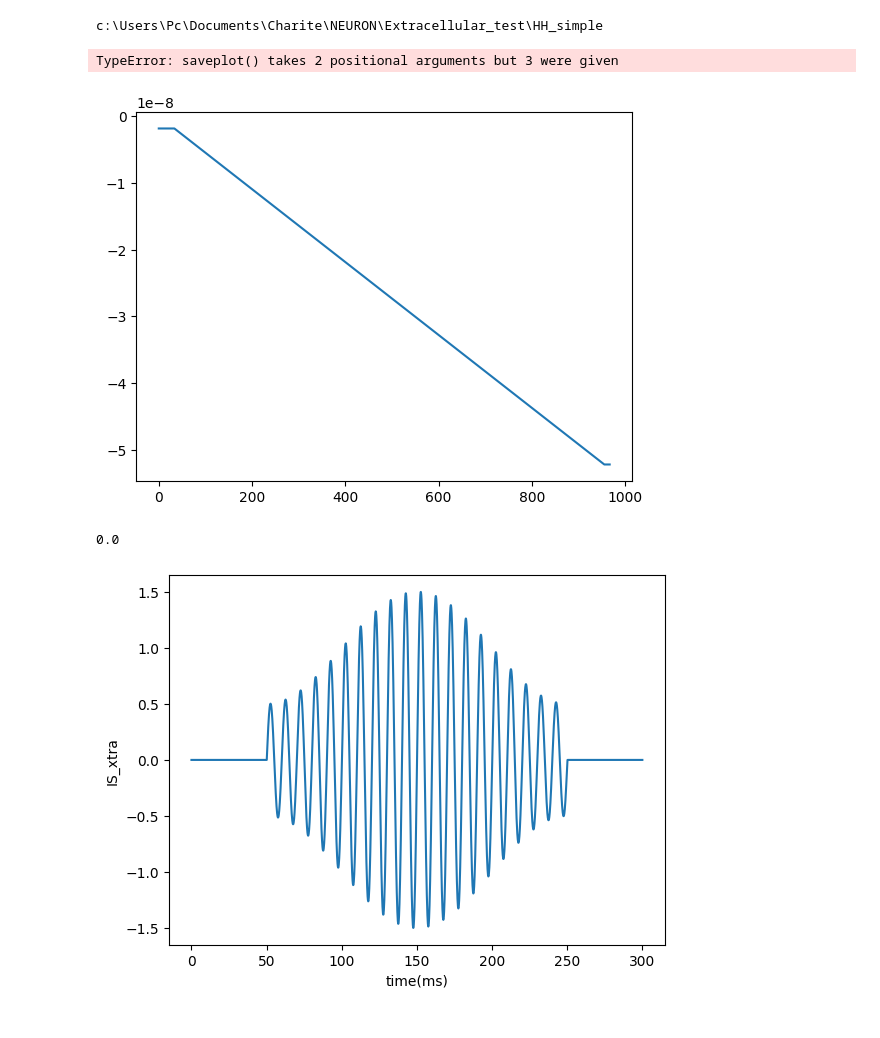
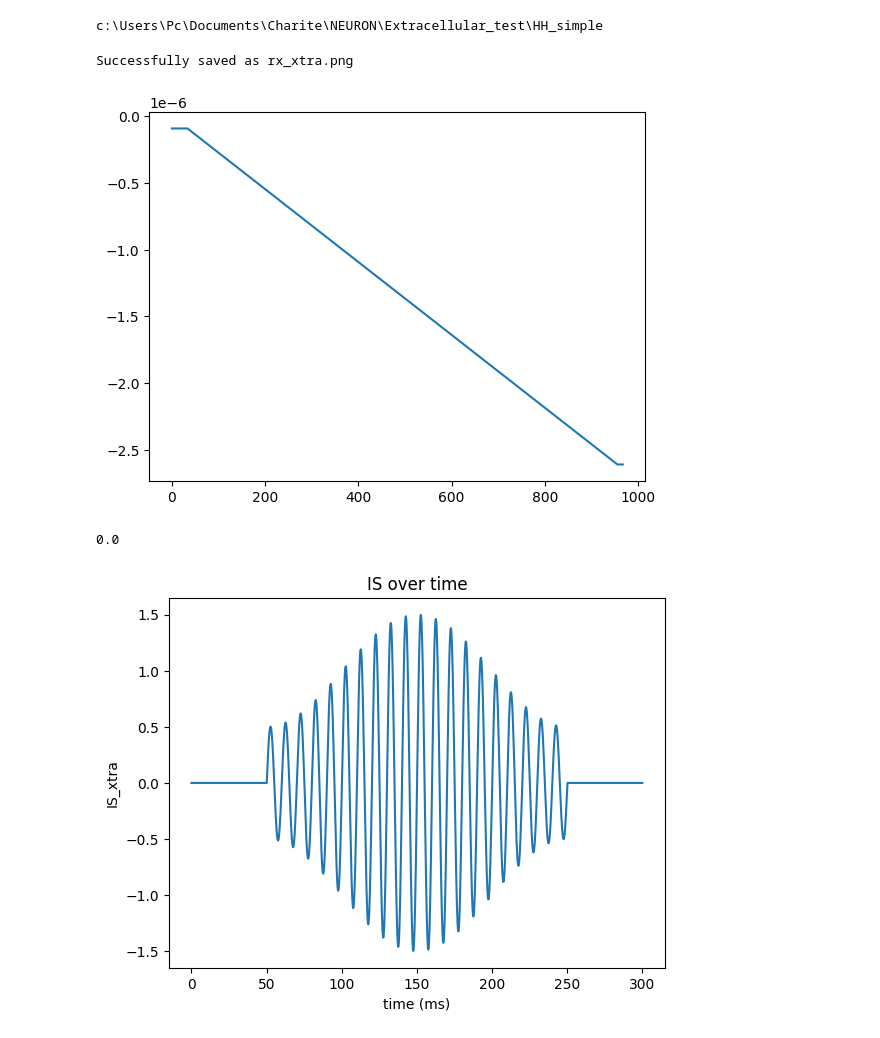
Before and after one commit to pedrofurrix/HH_simple, a Jupyter notebook: Test_ec.ipynb, the cells around one changed output. Cells and saved outputs as stored; diff of their text form; code cells hidden in the pictures.

Commit message:
Update savedata and test_ec

```diff
--- a/Test_ec.ipynb
+++ b/Test_ec.ipynb
@@ -27,6 +27,7 @@ cell=HH_minimal_cells.Fast_Spiking(0,0,0,0,np.pi/3,0)
 h.topology()
 for sec in cell.all:
     print(sec.nseg)
+run_id=1
 # %% [output]
 |-|       Fast Spiking[0].soma(0-1)
    `--------------------------------------|       Fast Spiking[0].dend(0-1)
@@ -69,7 +70,7 @@ from functions.calcrx import setelec,homogenous,set_uniform_field_between_plates
 #factor=10
 #homogenous(rho,factor)
 
-v_plate=40*V #- potential difference between the plates
+v_plate=2000*V #- potential difference between the plates
 distance=1*m #distance
 field_orientation=np.array([1,1,0])#along the x axis
 ref_point=[0,0,0] #reference point with a 0 e_extracellular
@@ -168,7 +169,7 @@ stimparams=[v_plate,ton,amp,dur,freq,depth,modfreq]
 
 from functions.savedata import saveparams
 
-folder=saveparams(0,cell,simparams,stimparams)
+folder=saveparams(run_id,cell,simparams,stimparams)
 # %% [output]
 c:\Users\Pc\Documents\Charite\NEURON\Extracellular_test\HH_simple
 # %%
@@ -185,8 +186,8 @@ title="rx_xtra"
 
 saveplot(folder,title,graph)
 # %% [output]
-TypeError: saveplot() takes 2 positional arguments but 3 were given
+Successfully saved as rx_xtra.png
-[figure, old version]
+[figure, new version]
 # %%
 # # Transient Time
 # trans = 0000
@@ -225,11 +228,12 @@ savedata(folder,0,t,soma_v,dend_v,extracellular_v_soma,is_xtra,vrec)
 # %%
 #plot is over time
 title1="IS over time"
-fig=plt.Figure()
-fig.plot(t,is_xtra,title=title1)
-fig.xlabel("time(ms)")
-fig.ylabel("IS_xtra")
-fig.show()
-saveplot(folder,title1,fig)
+fig,ax=plt.subplots()
+ax.plot(t, is_xtra)
+ax.set_xlabel("time (ms)")  # Correct method to set labels
+ax.set_ylabel("IS_xtra")
+ax.set_title(title1)  # Optional: add title to the plot
+plt.show()
+saveplot(folder, title1, fig)
 # %% [output]
-[figure, old version]
+[figure, new version]
```
Also changed, not shown: parts of 13 cells of this notebook, 2 other files.
